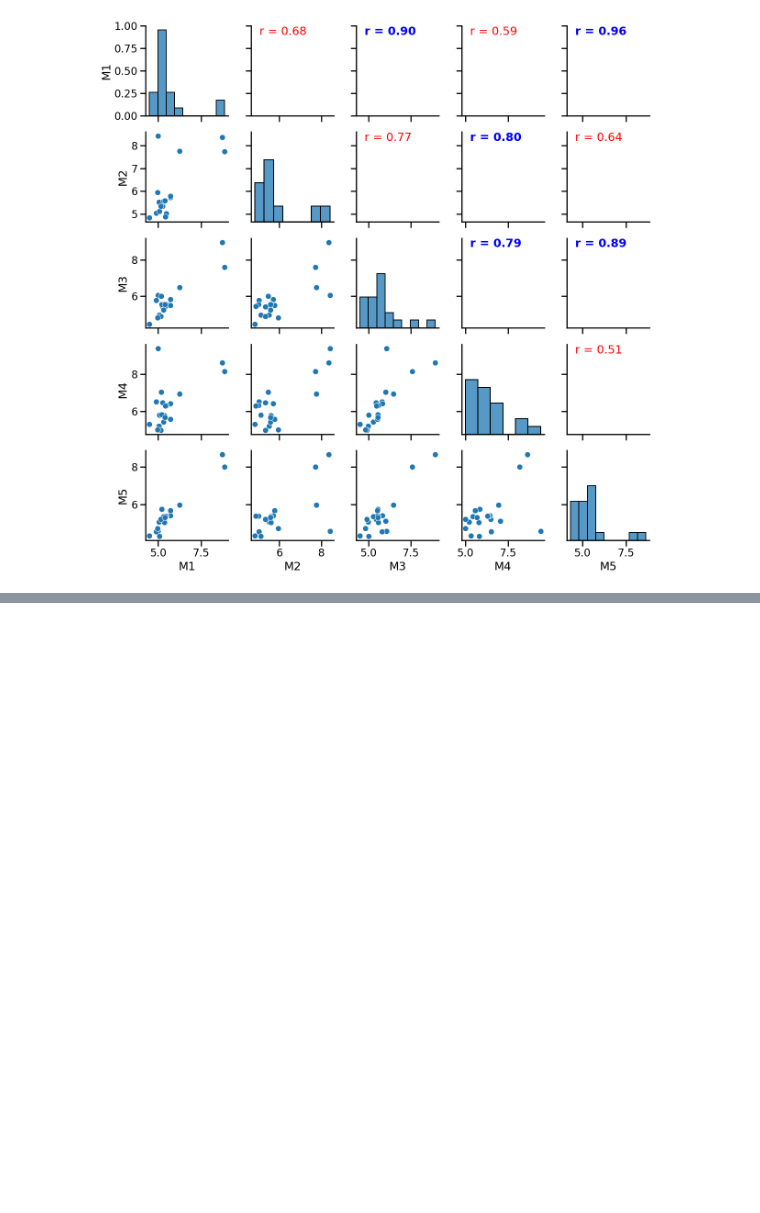
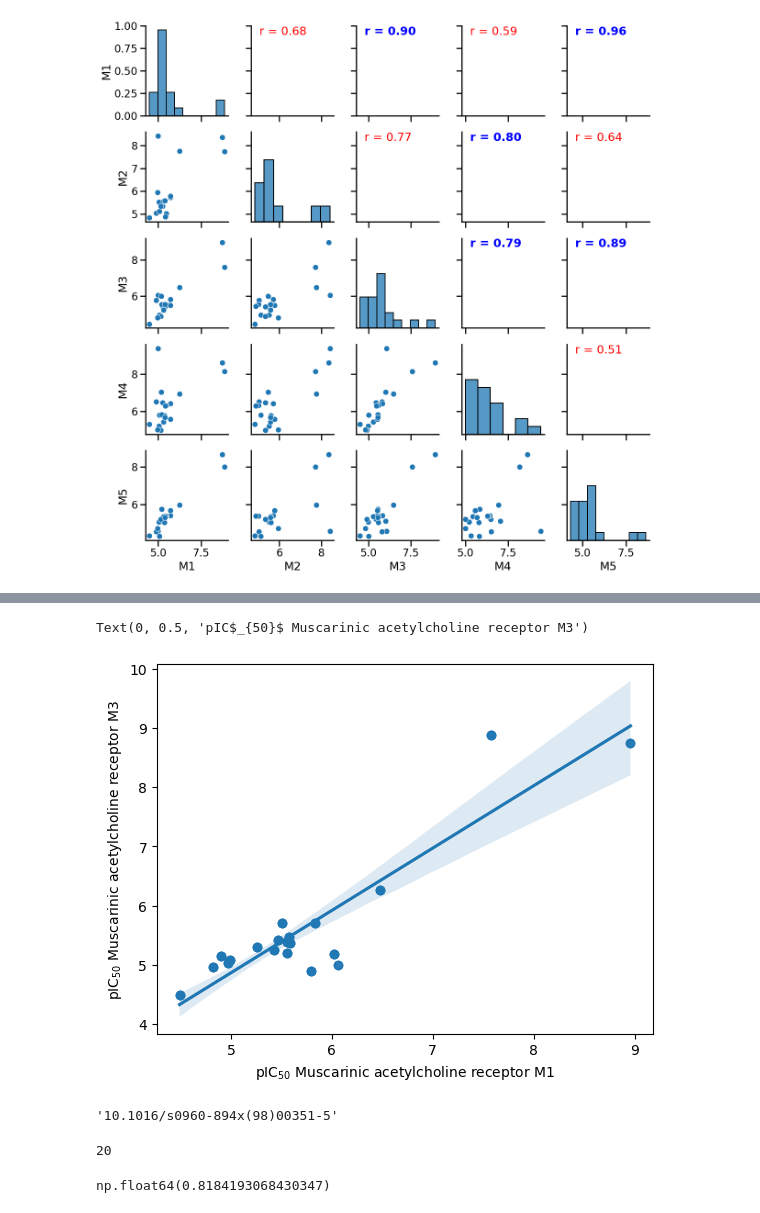
Before and after one commit to bamattsson/ntab, a Jupyter notebook: chembl_analysis/chembl_leakage.ipynb, the cells around one changed output, grey strips where cells are left out. Drawn from its saved outputs; the diff is of its cells as text; code cells hidden in the pictures; blank space fills up the shorter version.

```diff
--- a/chembl_analysis/chembl_leakage.ipynb
+++ b/chembl_analysis/chembl_leakage.ipynb
@@ -153,4 +196,31 @@ Save the data from the table generated above.
+# %%
+assays = ["CHEMBL748282","CHEMBL745650"]
+#result_df = df.query("set_id == 65 and assay_ids in @assays").assay_ids.value_counts()
+for k,v in df.query("set_id == 65 and assay_ids in @assays").groupby("molregno"):
+    act_list.append(v.sort_values("assay_ids").pchembl.values)
+act_df = pd.DataFrame(act_list,columns=assays)
+target_1 = df.query("assay_ids == @assays[0]").target_name.values[0]
+target_2 = df.query("assay_ids == @assays[1]").target_name.values[0]
 # %%
 out_df = act_df.copy()
 out_df.columns = ["pIC$_{50}$ " + target_1, "pIC$_{50}$ " + target_2]
 out_df.to_csv("muscarinic.csv")
+# %%
+ax = sns.regplot(x=assays[0],y=assays[1],data=act_df)
+ax.set_xlabel("pIC$_{50}$ " + target_1)
+ax.set_ylabel("pIC$_{50}$ " + target_2)
+# %% [output]
+Text(0, 0.5, 'pIC$_{50}$ Muscarinic acetylcholine receptor M3')
+[figure, added]
+# %%
+df.query("set_id == 65").doi.values[0]
+# %% [output]
+'10.1016/s0960-894x(98)00351-5'
+# %%
+len(act_df)
+# %% [output]
+20
+# %%
+pearsonr(act_df.values[:,0],act_df.values[:,1])[0]**2
+# %% [output]
+np.float64(0.8184193068430347)
```
Also changed, not shown: parts of 17 cells of this notebook.
